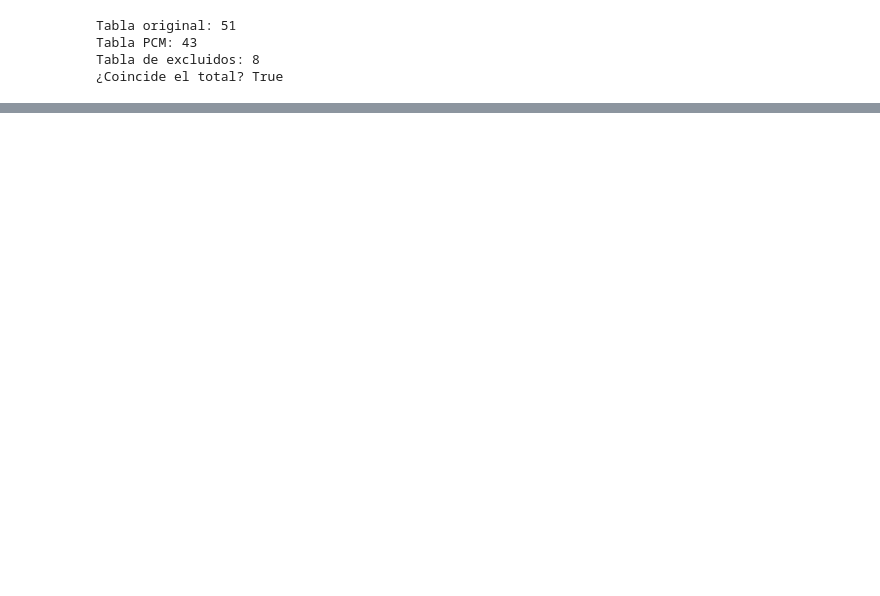
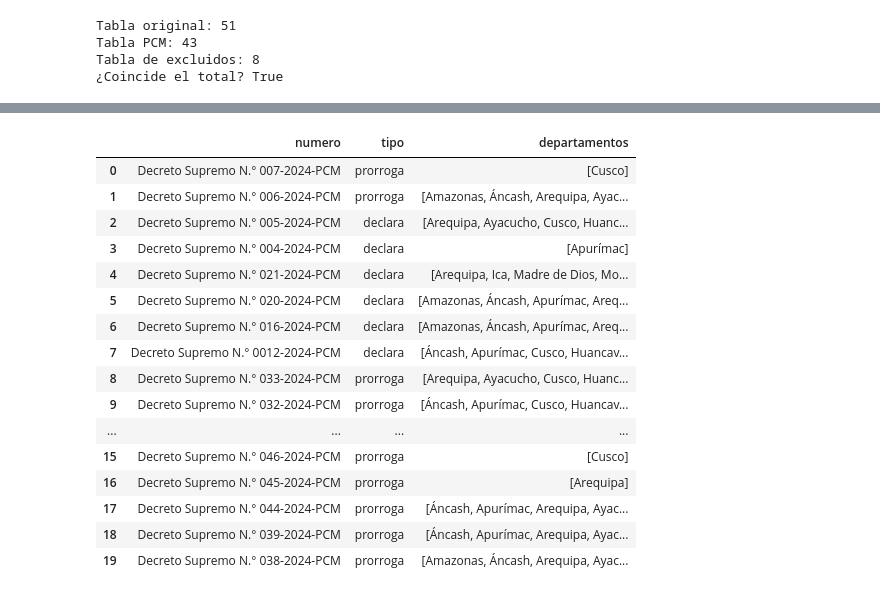
Before and after one commit to diegosimemirror/Grupo-3-Python-PUCP, a Jupyter notebook: assignment_2/scraping_emergencias.ipynb, the cells around one changed output, grey strips where cells are left out. Drawn from its saved outputs; the diff is of its cells as text; code cells hidden in the pictures; blank space fills up the shorter version.

```diff
--- a/assignment_2/scraping_emergencias.ipynb
+++ b/assignment_2/scraping_emergencias.ipynb
@@ -1170,0 +1325,5 @@ display(tabla_excluidos)
+# %%
+# Indicación: solo normas de lluvias; imprimir cuántas son y mostrar 5 filas
+lluvias = tabla[tabla["es_lluvia"]].reset_index(drop=True)
+print("Normas de lluvias:", len(lluvias), "| descartadas:", len(tabla) - len(lluvias))
+display(lluvias[["numero", "fecha", "tipo", "motivo", "titulo"]].head(5))
@@ -1170,0 +1349,47 @@ display(tabla_excluidos)
+# %%
+import unicodedata
+
+departamentos = ["Amazonas", "Áncash", "Apurímac", "Arequipa", "Ayacucho",
+                 "Cajamarca", "Callao", "Cusco", "Huancavelica", "Huánuco",
+                 "Ica", "Junín", "La Libertad", "Lambayeque", "Lima", "Loreto",
+                 "Madre de Dios", "Moquegua", "Pasco", "Piura", "Puno",
+                 "San Martín", "Tacna", "Tumbes", "Ucayali"]
+
+# Un nombre que sigue a "provincia de" o "distrito de" no es el departamento:
+# "provincia de Ucayali del departamento de Loreto" cuenta para Loreto, no para Ucayali.
+NO_ES_DEPARTAMENTO = r"(?<!provincia de )(?<!provincias de )(?<!distrito de )(?<!distritos de )"
+
+
+def sin_tildes(texto):
+    """'Áncash' -> 'Ancash'. Algunos títulos escriben los nombres sin tilde."""
+    return "".join(c for c in unicodedata.normalize("NFD", texto) if unicodedata.category(c) != "Mn")
+
+
+def departamentos_en(titulo):
+    """Departamentos que menciona el título. Cada uno cuenta una sola vez aunque se repita."""
+    # Indicación: título original (con mayúsculas, sin .lower()) y palabra completa (\b)
+    t = sin_tildes(titulo)
+    return [d for d in departamentos if re.search(NO_ES_DEPARTAMENTO + r"\b" + sin_tildes(d) + r"\b", t)]
+
+
+lluvias["departamentos"] = lluvias["titulo"].apply(departamentos_en)
+lluvias["n_departamentos"] = lluvias["departamentos"].apply(len)
+display(lluvias[["numero", "tipo", "departamentos"]])
+# %% [output]
+|  | numero | tipo | departamentos |
+| 0 | Decreto Supremo N.° 007-2024-PCM | prorroga | [Cusco] |
+| 1 | Decreto Supremo N.° 006-2024-PCM | prorroga | [Amazonas, Áncash, Arequipa, Ayac... |
+| 2 | Decreto Supremo N.° 005-2024-PCM | declara | [Arequipa, Ayacucho, Cusco, Huanc... |
+| 3 | Decreto Supremo N.° 004-2024-PCM | declara | [Apurímac] |
+| 4 | Decreto Supremo N.° 021-2024-PCM | declara | [Arequipa, Ica, Madre de Dios, Mo... |
+| 5 | Decreto Supremo N.° 020-2024-PCM | declara | [Amazonas, Áncash, Apurímac, Areq... |
+| 6 | Decreto Supremo N.° 016-2024-PCM | declara | [Amazonas, Áncash, Apurímac, Areq... |
+| 7 | Decreto Supremo N.° 0012-2024-PCM | declara | [Áncash, Apurímac, Cusco, Huancav... |
+| 8 | Decreto Supremo N.° 033-2024-PCM | prorroga | [Arequipa, Ayacucho, Cusco, Huanc... |
+| 9 | Decreto Supremo N.° 032-2024-PCM | prorroga | [Áncash, Apurímac, Cusco, Huancav... |
+| ... | ... | ... | ... |
+| 15 | Decreto Supremo N.° 046-2024-PCM | prorroga | [Cusco] |
+| 16 | Decreto Supremo N.° 045-2024-PCM | prorroga | [Arequipa] |
+| 17 | Decreto Supremo N.° 044-2024-PCM | prorroga | [Áncash, Apurímac, Arequipa, Ayac... |
+| 18 | Decreto Supremo N.° 039-2024-PCM | prorroga | [Áncash, Apurímac, Arequipa, Ayac... |
+| 19 | Decreto Supremo N.° 038-2024-PCM | prorroga | [Amazonas, Áncash, Arequipa, Ayac... |
```
Also changed, not shown: parts of 54 cells of this notebook, 2 other files.
